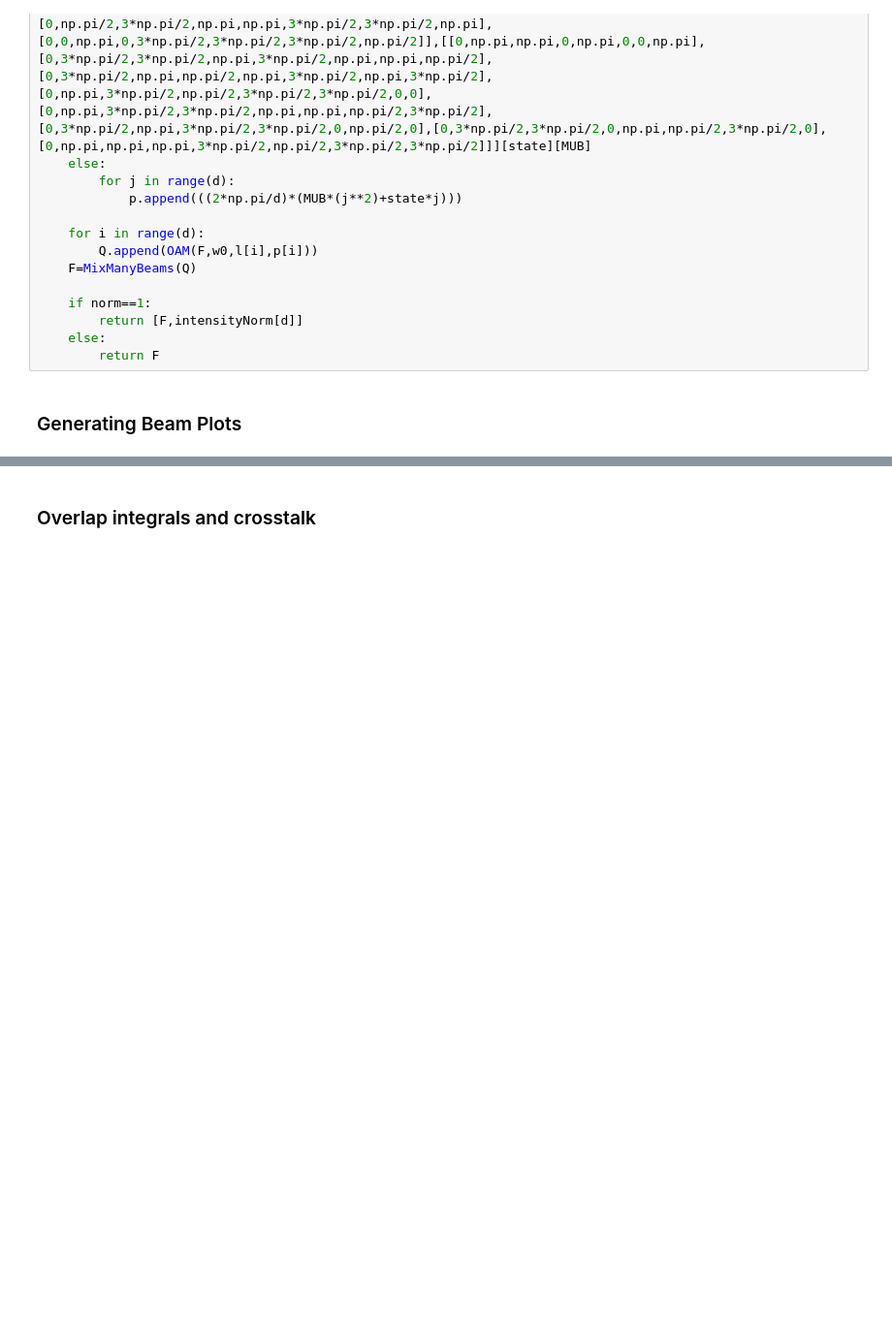
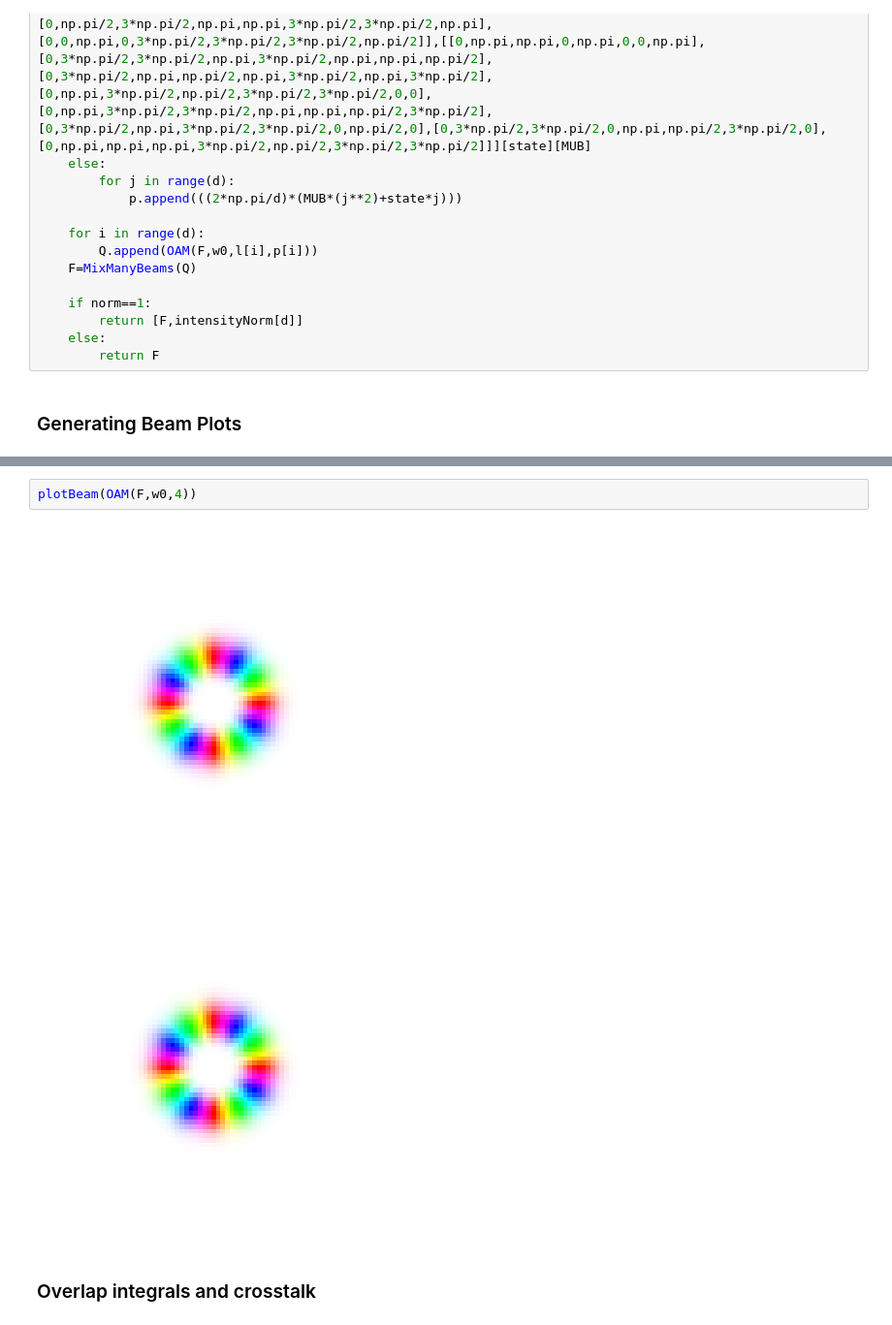
Before and after one commit to LukasScarfe/Eigen, a Jupyter notebook: eigenmodes.ipynb, the cells around one changed output, grey strips where cells are left out. Shown at 97% size. Cells and saved outputs as stored; diff of their text form; blank space fills up the shorter version.

```diff
--- a/eigenmodes.ipynb
+++ b/eigenmodes.ipynb
@@ -238,3 +270,8 @@ def plotBeam(Fs: list[Field],rows: int=1,aperature: float=0,intensity: bool=True
+# %%
+plotBeam(OAM(F,w0,4))
+# %% [output]
+[figure, added]
+[figure, added]
 # %% [markdown]
 ### Overlap integrals and crosstalk
 # %%
```
Also changed, not shown: parts of 4 cells of this notebook.
